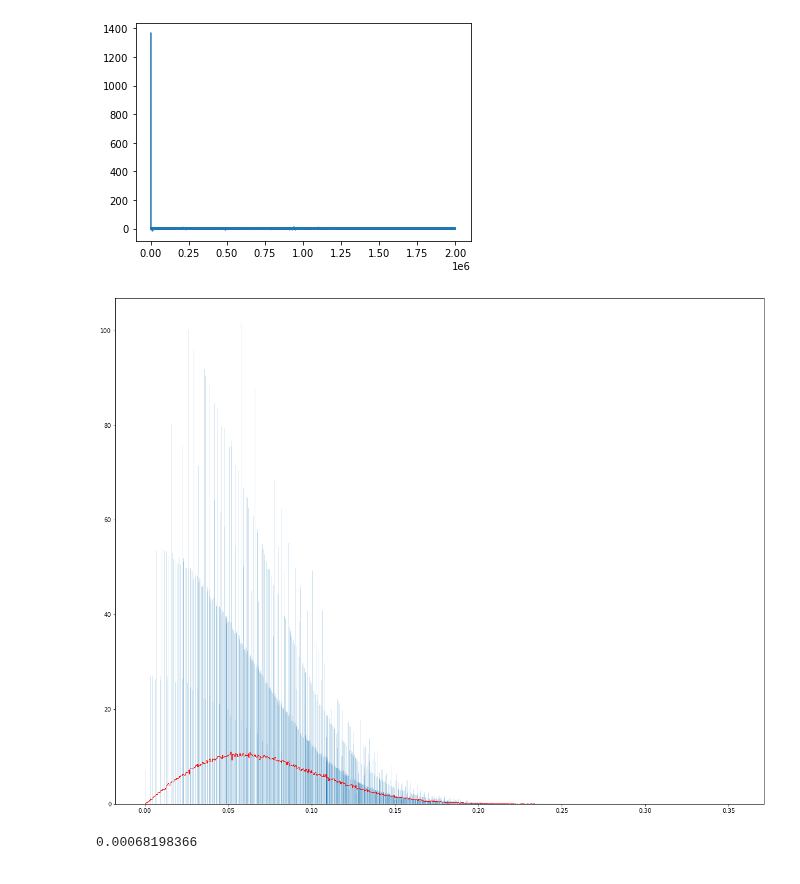
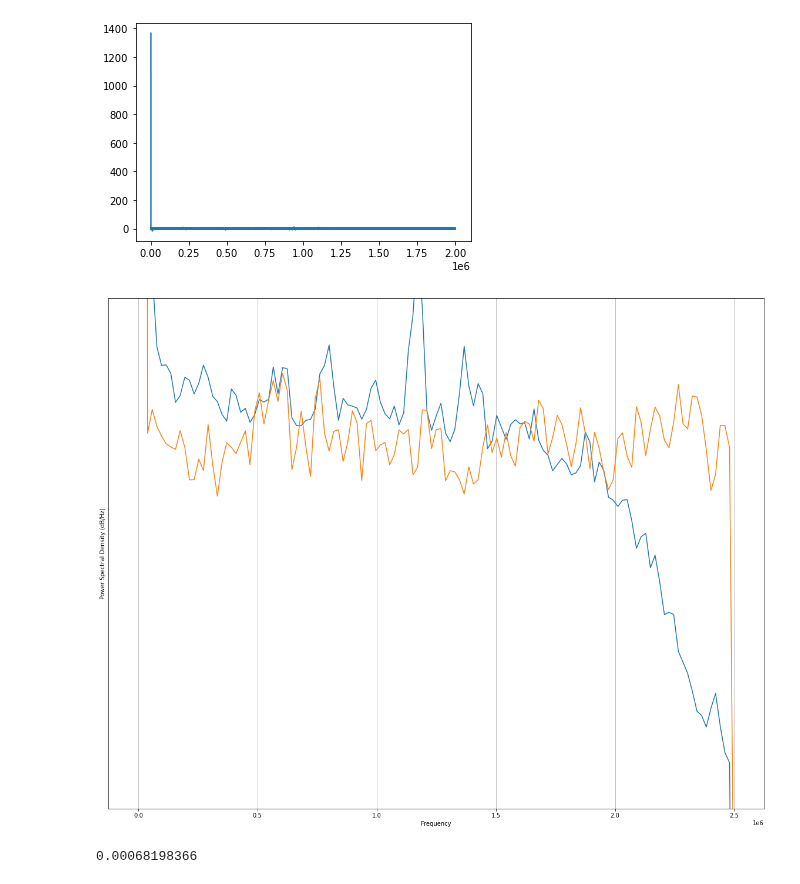
Before and after one commit to axelzedigh/MasterThesisResults, a Jupyter notebook: notebooks/Noise_visualization.ipynb, the cells around one changed output. Cells and saved outputs as stored; diff of their text form; code cells hidden in the pictures.

```diff
--- a/notebooks/Noise_visualization.ipynb
+++ b/notebooks/Noise_visualization.ipynb
@@ -102,16 +106,20 @@ plt.show()
 # %%
 rayleigh_noise_set = []
 for i in range(2000):
-    rayleigh_noise = np.random.rayleigh(0.058,110)
+    rayleigh_noise = np.random.rayleigh(0.055,110)
     rayleigh_noise_set.append(rayleigh_noise)
 
 rn = np.array(rayleigh_noise_set)
 plt.figure(figsize=(20,16))
-plt.hist(noise_traces_flattened_fixed*105, bins=5000, density=True, histtype="stepfilled")
-plt.hist(rn.flatten(), bins=500, density=True, histtype="step", color="r", rwidth=4)
+#plt.hist(noise_traces_flattened_fixed*105, bins=5000, density=True, histtype="stepfilled")
+#plt.hist(rn.flatten(), bins=500, density=True, histtype="step", color="r", rwidth=4)
+plt.psd(noise_traces_flattened_fixed*106, Fs=5e6)
+plt.psd(rn.flatten(), Fs=5e6)
+plt.ylim(-95, -92)
+#plt.yticks()
 plt.show()
 # %% [output]
-[figure, old version]
+[figure, new version]
 # %%
 MASTERTHESISTOP = os.getenv("MASTERTHESISTOP")
 PATH = "datasets/last_round_aes/experiment_axel/1029_trace_noise_office/original_data/"
```
Also changed, not shown: parts of 2 cells of this notebook, 1 other file.
